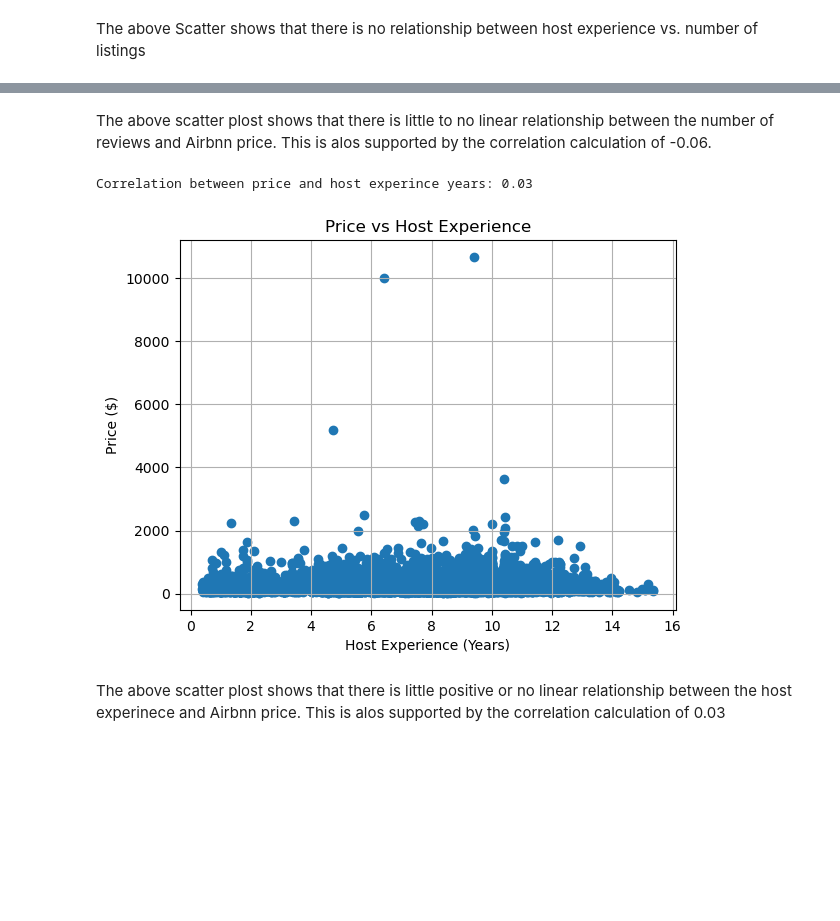
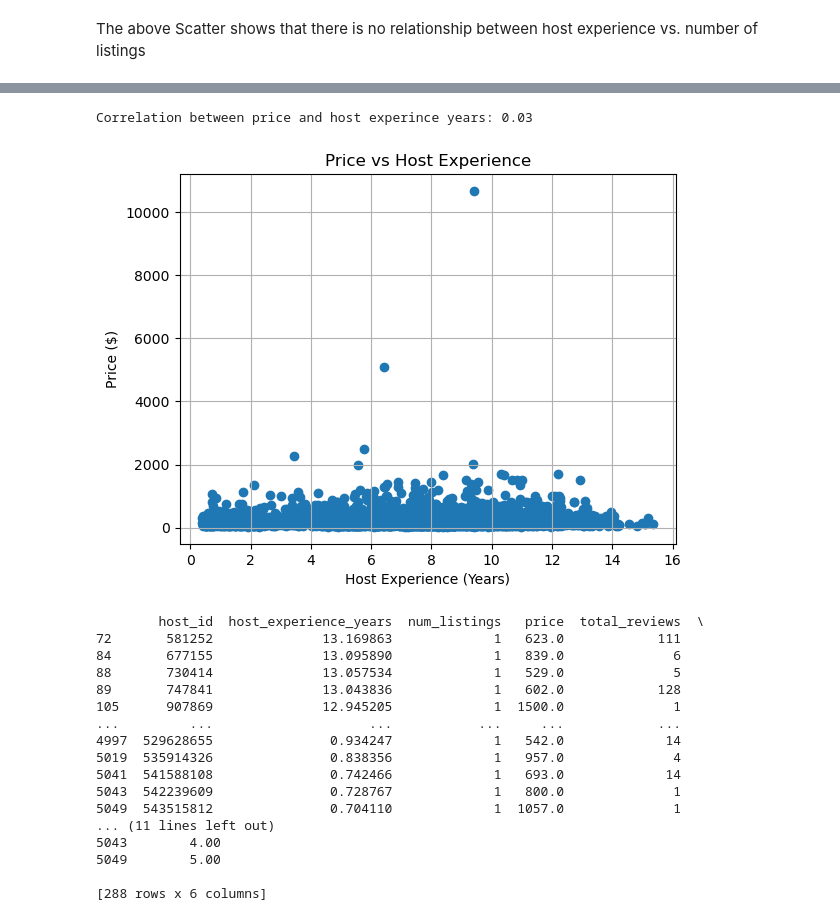
Before and after one commit to lhenry97/Project-1---Group-1, a Jupyter notebook: Host Characteristics vs Price.ipynb, the cells around one changed output, grey strips where cells are left out. Saved outputs shown, nothing was run; the diff lists cells and outputs as text; code cells hidden in the pictures; blank space fills up the shorter version.

```diff
--- a/Host Characteristics vs Price.ipynb
+++ b/Host Characteristics vs Price.ipynb
@@ -201,5 +275,3 @@ plt.show()
-# %% [markdown]
-The above scatter plost shows that there is little to no linear relationship between the number of reviews and Airbnn price. This is alos supported by the correlation calculation of -0.06.
 # %%
 #Calculate correlation between 'price' and 'host_experience'
 # Convert 'price' to numeric by stripping the '$' and converting to float
@@ -212,19 +284,47 @@ print(f"Correlation between price and host experince years: {correlation:.2f}")
 Correlation between price and host experince years: 0.03
 # %%
 # Plot the relationship
-import matplotlib.pyplot as plt
 
-plt.scatter(airbnb_data['host_experience_years'], airbnb_data['price'])
+plt.scatter(host_data['host_experience_years'], host_data['price'])
 plt.title('Price vs Host Experience')
 plt.xlabel('Host Experience (Years)')
 plt.ylabel('Price ($)')
 plt.grid(True)
 
 # Save the plot to a file
 output_path = 'plots/Scatter_Price_vs_Host_experience.png'
 plt.savefig(output_path)
 plt.show()
 # %% [output]
-[figure, old version]
+[figure, new version]
-# %% [markdown]
-The above scatter plost shows that there is little positive or no linear relationship between the host experinece and Airbnn price. This is alos supported by the correlation calculation of 0.03
+# %%
+#Identify Outliers using IQR Method
+
+Q1 = host_data['price'].quantile(0.25)
+Q3 = host_data['price'].quantile(0.75)
+IQR = Q3 - Q1
+
+# Identify outliers
+outliers = host_data[(host_data['price'] < (Q1 - 1.5 * IQR)) | (host_data['price'] > (Q3 + 1.5 * IQR))]
+print(outliers)
+
+# Remove outliers
+host_data_clean = host_data[~((host_data['price'] < (Q1 - 1.5 * IQR)) | (host_data['price'] > (Q3 + 1.5 * IQR)))]
+# %% [output]
+        host_id  host_experience_years  num_listings   price  total_reviews  \
+72       581252              13.169863             1   623.0            111
+84       677155              13.095890             1   839.0              6
+88       730414              13.057534             1   529.0              5
+89       747841              13.043836             1   602.0            128
+105      907869              12.945205             1  1500.0              1
+...         ...                    ...           ...     ...            ...
+4997  529628655               0.934247             1   542.0             14
+5019  535914326               0.838356             1   957.0              4
+5041  541588108               0.742466             1   693.0             14
+5043  542239609               0.728767             1   800.0              1
+5049  543515812               0.704110             1  1057.0              1
+... (11 lines left out)
+5043        4.00
+5049        5.00
+
+[288 rows x 6 columns]
```
Also changed, not shown: parts of 16 cells of this notebook.
